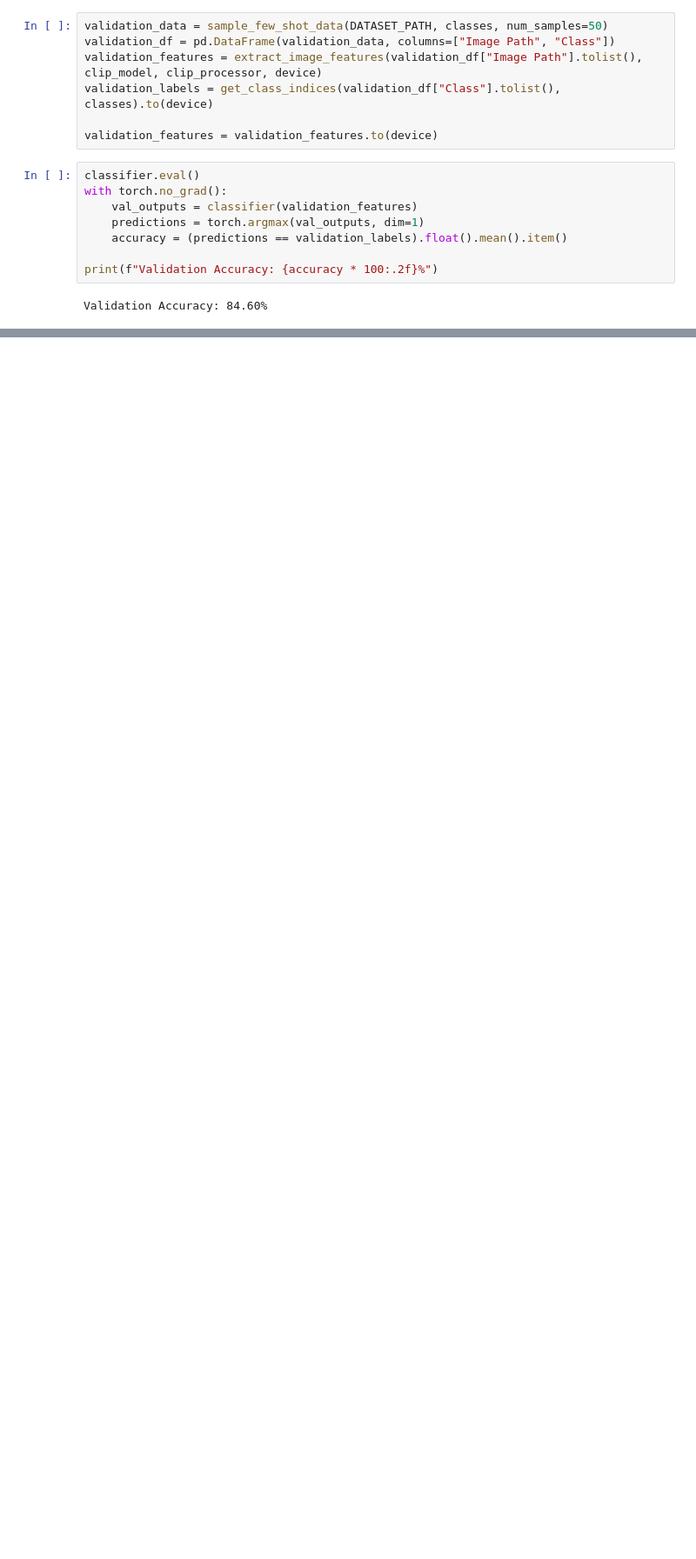
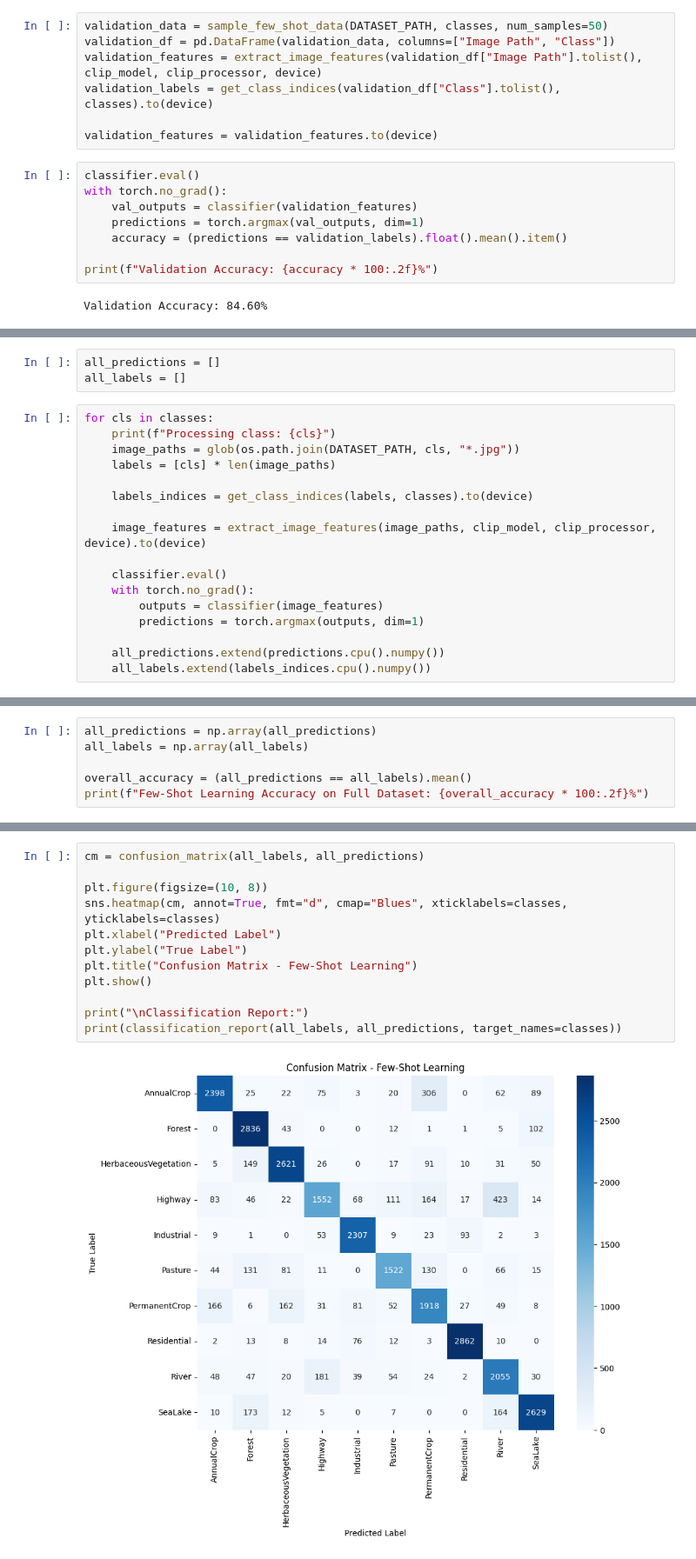
Before and after one commit to andrea-zoccante/land-classification-project, a Jupyter notebook: task2.ipynb, the cells around one changed output, grey strips where cells are left out. Shown: that part at 87% size. Drawn from its saved outputs; the diff is of its cells as text; blank space fills up the shorter version.

```diff
--- a/task2.ipynb
+++ b/task2.ipynb
@@ -244,0 +258,20 @@ Validation Accuracy: 84.60%
+# %%
+all_predictions = []
+all_labels = []
+# %%
+for cls in classes:
+    print(f"Processing class: {cls}")
+    image_paths = glob(os.path.join(DATASET_PATH, cls, "*.jpg"))
+    labels = [cls] * len(image_paths)
+
+    labels_indices = get_class_indices(labels, classes).to(device)
+
+    image_features = extract_image_features(image_paths, clip_model, clip_processor, device).to(device)
+
+    classifier.eval()
+    with torch.no_grad():
+        outputs = classifier(image_features)
+        predictions = torch.argmax(outputs, dim=1)
+
+    all_predictions.extend(predictions.cpu().numpy())
+    all_labels.extend(labels_indices.cpu().numpy())
@@ -244,0 +289,6 @@ Validation Accuracy: 84.60%
+# %%
+all_predictions = np.array(all_predictions)
+all_labels = np.array(all_labels)
+
+overall_accuracy = (all_predictions == all_labels).mean()
+print(f"Few-Shot Learning Accuracy on Full Dataset: {overall_accuracy * 100:.2f}%")
@@ -244,0 +318,14 @@ Validation Accuracy: 84.60%
+# %%
+cm = confusion_matrix(all_labels, all_predictions)
+
+plt.figure(figsize=(10, 8))
+sns.heatmap(cm, annot=True, fmt="d", cmap="Blues", xticklabels=classes, yticklabels=classes)
+plt.xlabel("Predicted Label")
+plt.ylabel("True Label")
+plt.title("Confusion Matrix - Few-Shot Learning")
+plt.show()
+
+print("\nClassification Report:")
+print(classification_report(all_labels, all_predictions, target_names=classes))
+# %% [output]
+[figure, added]
```
Also changed, not shown: parts of 7 cells of this notebook.
